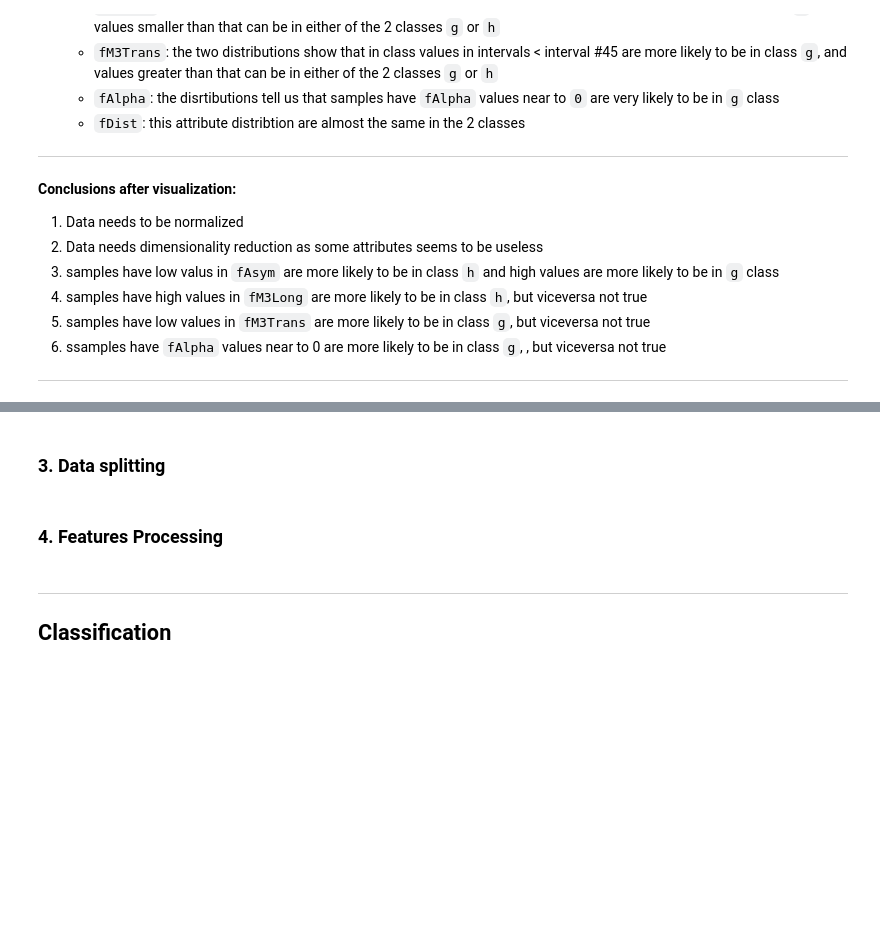
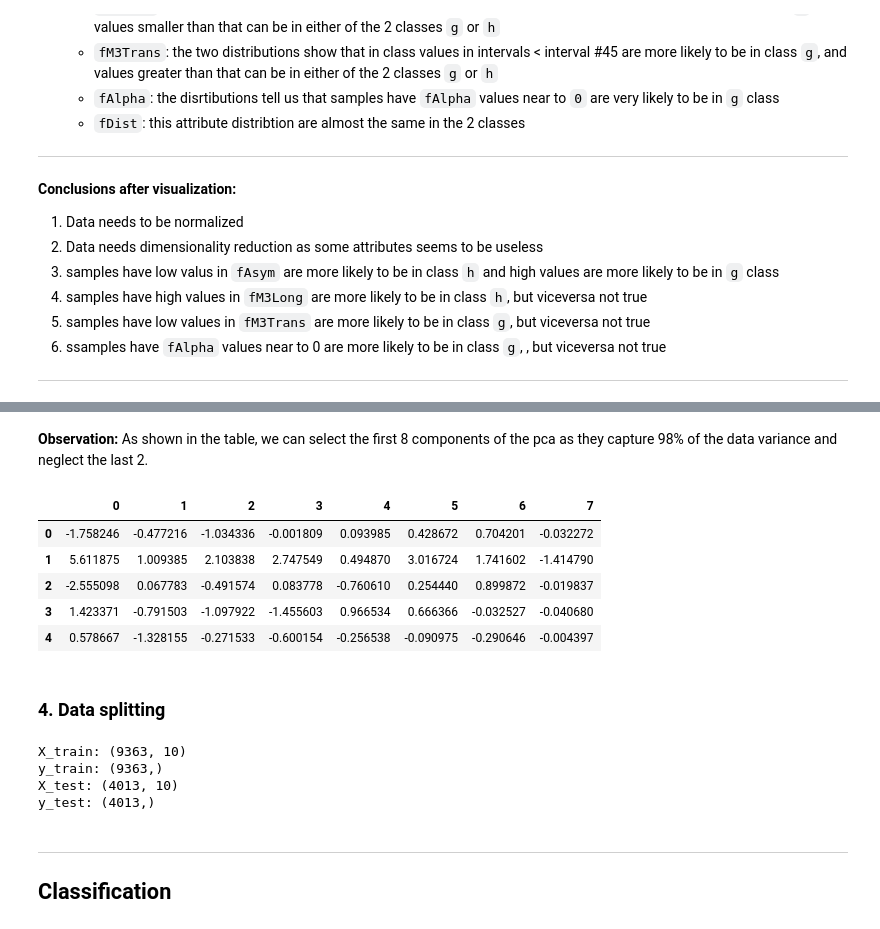
Before and after one commit to yousefzook/Data-Mining-Labs, a Jupyter notebook: lab 3/lab 3.ipynb, the cells around one changed output, grey strips where cells are left out. Cells and saved outputs as stored; diff of their text form; code cells hidden in the pictures; blank space fills up the shorter version.

```diff
--- a/lab 3/lab 3.ipynb
+++ b/lab 3/lab 3.ipynb
@@ -208,7 +258,30 @@ lineChartPlot(last_5_attrs)
+# %% [markdown]
+**Observation:** As shown in the table, we can select the first 8 components of the pca as they capture 98% of the data variance and neglect the last 2.
+# %%
+pca = PCA(n_components=8)
+pca.fit(X)
+X_pca = pd.DataFrame(pca.transform(X))
+X_pca.head()
+# %% [output]
+|  | 0 | 1 | 2 | 3 | 4 | 5 | 6 | 7 |
+| 0 | -1.758246 | -0.477216 | -1.034336 | -0.001809 | 0.093985 | 0.428672 | 0.704201 | -0.032272 |
+| 1 | 5.611875 | 1.009385 | 2.103838 | 2.747549 | 0.494870 | 3.016724 | 1.741602 | -1.414790 |
+| 2 | -2.555098 | 0.067783 | -0.491574 | 0.083778 | -0.760610 | 0.254440 | 0.899872 | -0.019837 |
+| 3 | 1.423371 | -0.791503 | -1.097922 | -1.455603 | 0.966534 | 0.666366 | -0.032527 | -0.040680 |
+| 4 | 0.578667 | -1.328155 | -0.271533 | -0.600154 | -0.256538 | -0.090975 | -0.290646 | -0.004397 |
 # %% [markdown]
-### 3. Data splitting
+### 4. Data splitting
-# %% [markdown]
-### 4. Features Processing
+# %%
+X_train, X_test, y_train, y_test = train_test_split(X, y, test_size=0.3, random_state=1)
+print("X_train:",(X_train.shape))
+print("y_train:",(y_train.shape))
+print("X_test:",(X_test.shape))
+print("y_test:",(y_test.shape))
+# %% [output]
+X_train: (9363, 10)
+y_train: (9363,)
+X_test: (4013, 10)
+y_test: (4013,)
 # %% [markdown]
 ---
 ## Classification
```
Also changed, not shown: parts of 12 cells of this notebook.
